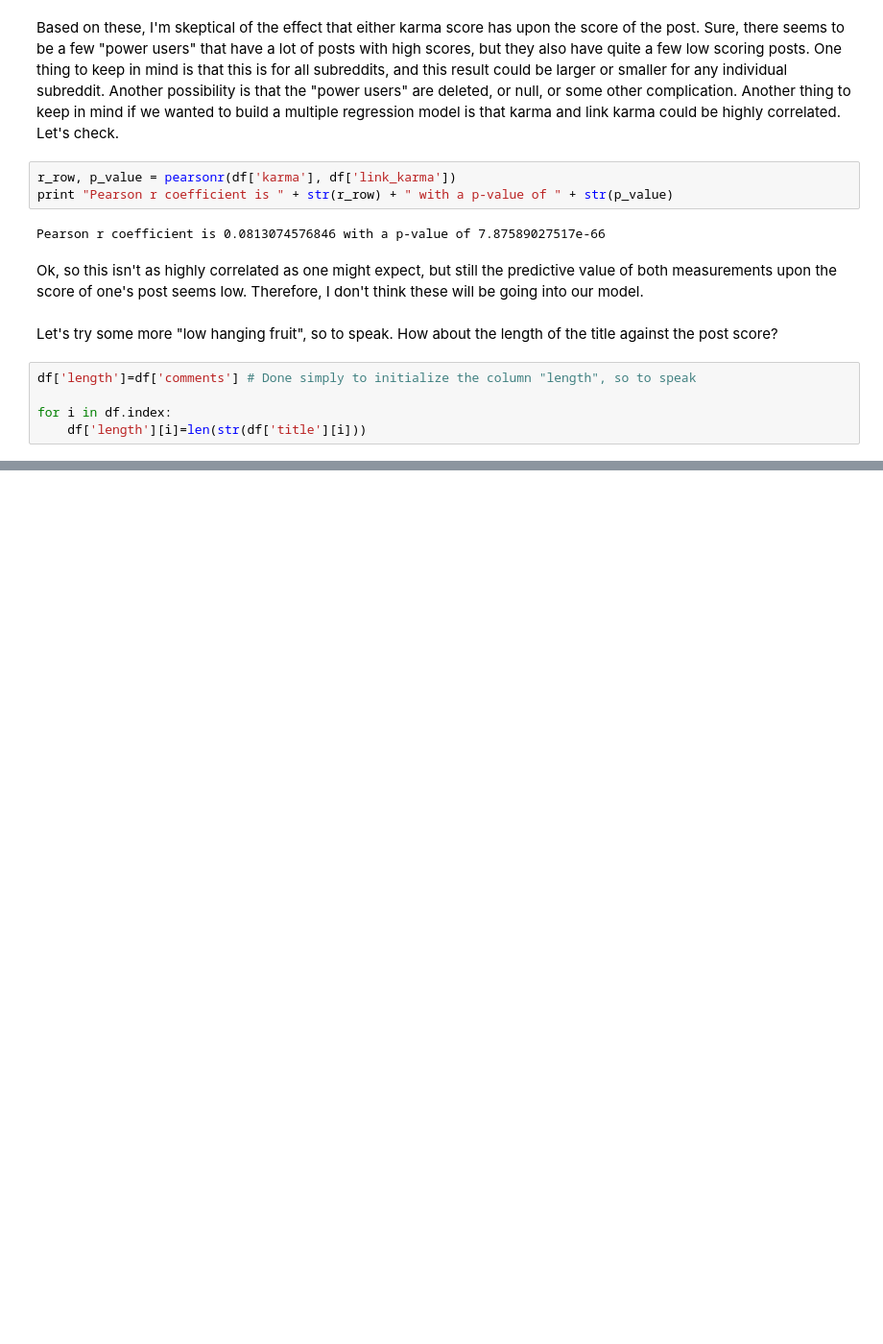
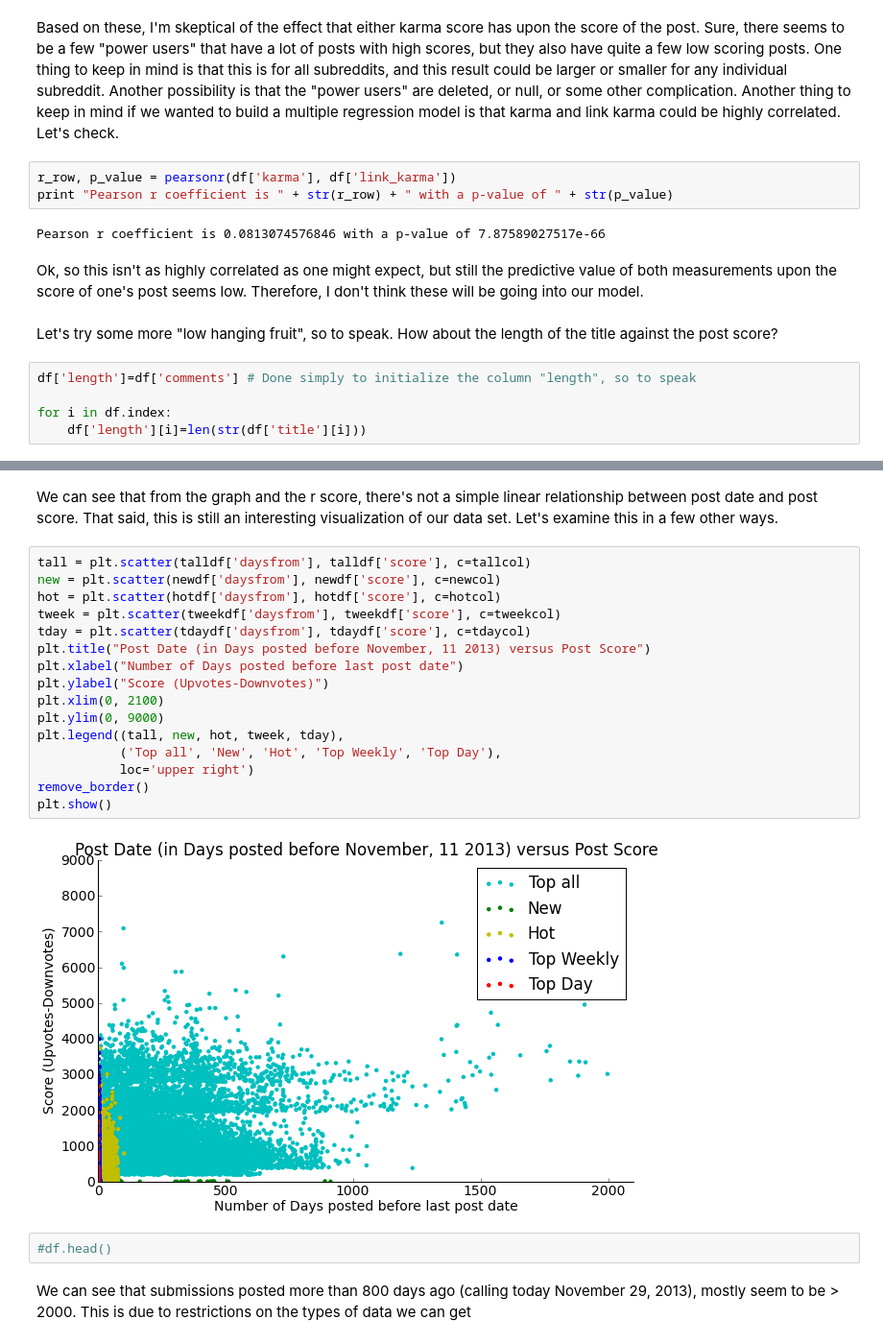
Before and after one commit to jaysayre/preddicted, a Jupyter notebook: statisticalsandbox.ipynb, the cells around one changed output, grey strips where cells are left out. Shown at 96% size. Cells and saved outputs as stored; diff of their text form; blank space fills up the shorter version.

```diff
--- a/statisticalsandbox.ipynb
+++ b/statisticalsandbox.ipynb
@@ -154,0 +238,24 @@ From this, it seems like popula
+# %% [markdown]
+We can see that from the graph and the r score, there's not a simple linear relationship between post date and post score. That said, this is still an interesting visualization of our data set. Let's examine this in a few other ways.
+# %%
+tall = plt.scatter(talldf['daysfrom'], talldf['score'], c=tallcol)
+new = plt.scatter(newdf['daysfrom'], newdf['score'], c=newcol)
+hot = plt.scatter(hotdf['daysfrom'], hotdf['score'], c=hotcol)
+tweek = plt.scatter(tweekdf['daysfrom'], tweekdf['score'], c=tweekcol)
+tday = plt.scatter(tdaydf['daysfrom'], tdaydf['score'], c=tdaycol)
+plt.title("Post Date (in Days posted before November, 11 2013) versus Post Score")
+plt.xlabel("Number of Days posted before last post date")
+plt.ylabel("Score (Upvotes-Downvotes)")
+plt.xlim(0, 2100)
+plt.ylim(0, 9000)
+plt.legend((tall, new, hot, tweek, tday),
+           ('Top all', 'New', 'Hot', 'Top Weekly', 'Top Day'),
+           loc='upper right')
+remove_border()
+plt.show()
+# %% [output]
+[figure, added]
+# %%
+#df.head()
+# %% [markdown]
+We can see that submissions posted more than 800 days ago (calling today November 29, 2013), mostly seem to be > 2000. This is due to restrictions on the types of data we can get
```
Also changed, not shown: parts of 13 cells of this notebook.
